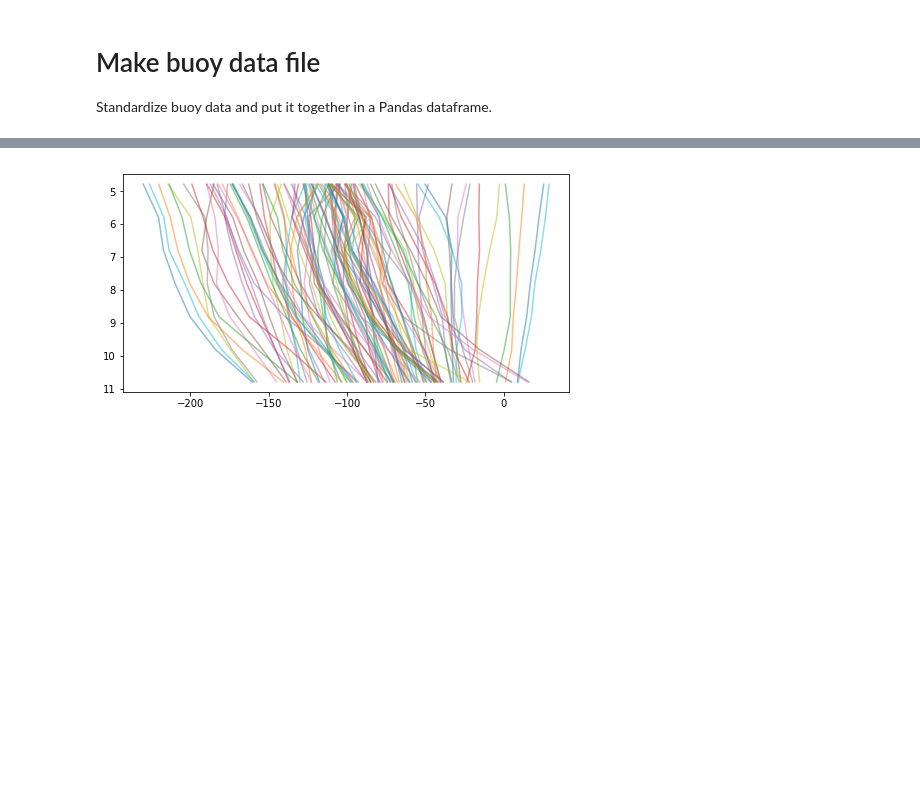
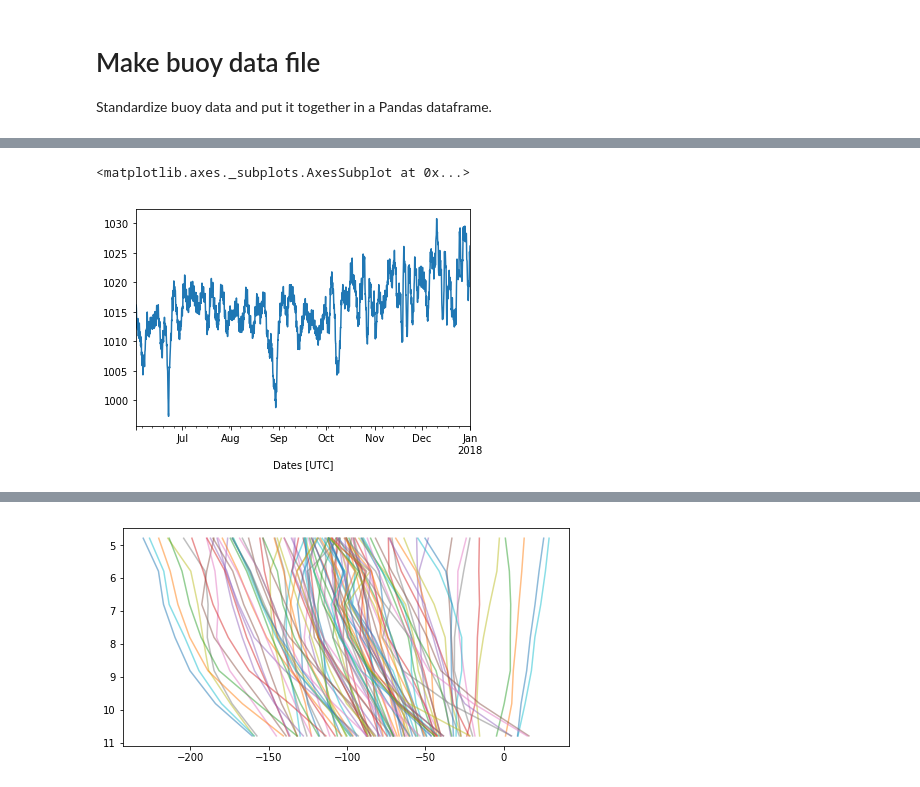
Before and after one commit to kthyng/flood_estimate, a Jupyter notebook: make_data.ipynb, the cells around one changed output, grey strips where cells are left out. Cells and saved outputs as stored; diff of their text form; code cells hidden in the pictures; blank space fills up the shorter version.

```diff
--- a/make_data.ipynb
+++ b/make_data.ipynb
@@ -184,0 +290,7 @@ if not os.path.exists(savename):
+# %%
+    df['BOLI: Depth [m], corrected'] = df['BOLI: Depth [m], smoothed'] - ((df['8771341: AtmPr [MB]']-1013.25)*100)/(9.81*1025)  # corrected BOLI depth for atmos press
+# %%
+df['8771341: AtmPr [MB]'].plot()
+# %% [output]
+<matplotlib.axes._subplots.AxesSubplot at 0x...>
+[figure, added]
```
Also changed, not shown: parts of 25 cells of this notebook.
